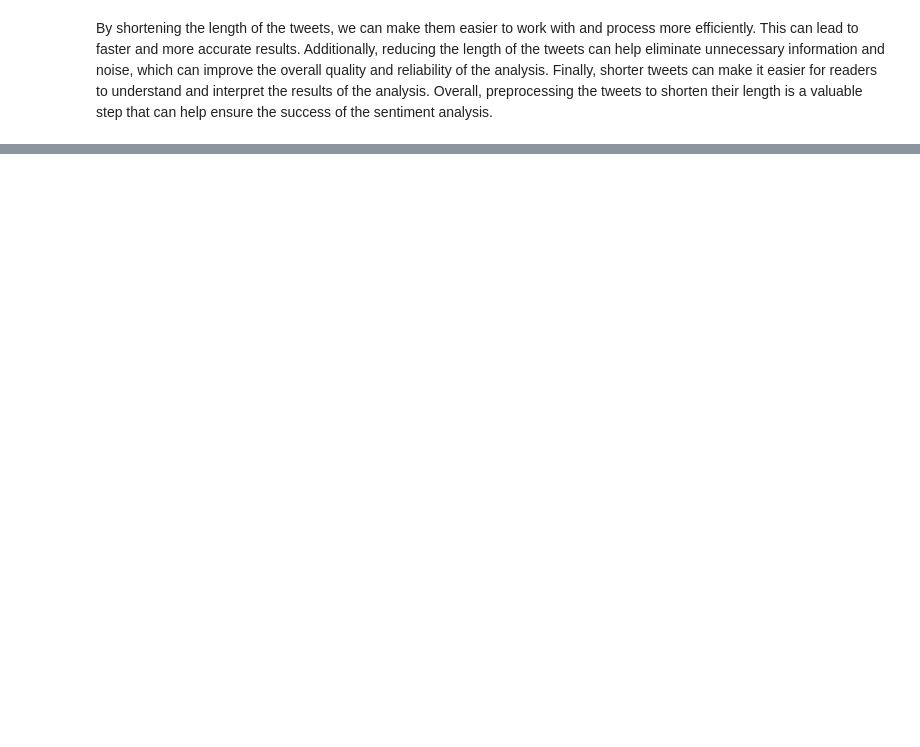
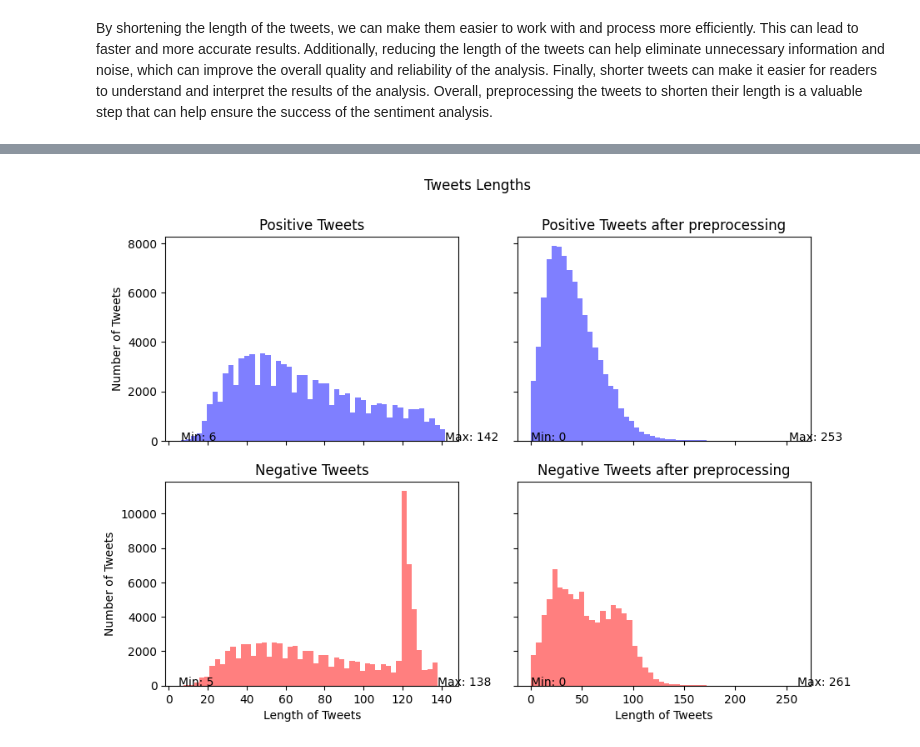
Before and after one commit to martintefra/Tweet-Sentiment-Classification, a Jupyter notebook: src/Exploration of the data.ipynb, the cells around one changed output, grey strips where cells are left out. Drawn from its saved outputs; the diff is of its cells as text; code cells hidden in the pictures; blank space fills up the shorter version.

```diff
--- a/src/Exploration of the data.ipynb
+++ b/src/Exploration of the data.ipynb
@@ -219,0 +270,58 @@ By shortening the length of the tweets, we can make them easier to work with and
+# %%
+# Use NumPy to compute the histogram and statistics for each of the plots
+min_length00 = np.min(lst_len_pos)
+max_length00 = np.max(lst_len_pos)
+
+min_length01 = np.min(lst_len_neg)
+max_length01 = np.max(lst_len_neg)
+
+min_length10 = np.min(lst_len_pos_clean)
+max_length10 = np.max(lst_len_pos_clean)
+
+min_length11 = np.min(lst_len_neg_clean)
+max_length11 = np.max(lst_len_neg_clean)
+
+# Create the figure and axes for the four plots
+fig, axs = plt.subplots(2, 2, figsize=(10, 7))
+fig.suptitle('Tweets Lengths')
+
+# Plot the histograms for the four lists using Matplotlib
+axs[0, 0].hist(lst_len_pos, bins=50, color='blue', alpha=0.5)
+axs[0, 0].set_title('Positive Tweets')
+axs[0, 0].text(min_length00, 0, 'Min: {}'.format(min_length00))
+axs[0, 0].text(max_length00, 0, 'Max: {}'.format(max_length00))
+
+axs[0, 1].hist(lst_len_pos_clean, bins=50, color='blue', alpha=0.5)
+axs[0, 1].set_title('Positive Tweets after preprocessing')
+axs[0, 1].text(min_length10, 0, 'Min: {}'.format(min_length10))
+axs[0, 1].text(max_length10, 0, 'Max: {}'.format(max_length10))
+
+axs[1, 0].hist(lst_len_neg, bins=50, color='red', alpha=0.5)
+axs[1, 0].set_title('Negative Tweets')
+axs[1, 0].text(min_length01, 0, 'Min: {}'.format(min_length01))
+axs[1, 0].text(max_length01, 0, 'Max: {}'.format(max_length01))
+
+axs[1, 1].hist(lst_len_neg_clean, bins=50, color='red', alpha=0.5)
+axs[1, 1].set_title('Negative Tweets after preprocessing')
+axs[1, 1].text(min_length11, 0, 'Min: {}'.format(min_length11))
+axs[1, 1].text(max_length11, 0, 'Max: {}'.format(max_length11))
+
+# Share the y axis for the first two plots
+axs[0, 0].get_shared_y_axes().join(axs[0, 0], axs[0, 1])
+axs[1, 0].get_shared_y_axes().join(axs[1, 0], axs[1, 1])
+
+# Share the x axis for the last two plots
+axs[0, 0].get_shared_x_axes().join(axs[0, 0], axs[1, 0])
+axs[0, 1].get_shared_x_axes().join(axs[0, 1], axs[1, 1])
+
+for ax in axs.flat:
+    ax.set(xlabel='Length of Tweets', ylabel='Number of Tweets')
+
+# Hide x labels and tick labels for top plots and y ticks for right plots.
+for ax in axs.flat:
+    ax.label_outer()
+
+# Show the plots
+plt.show()
+# %% [output]
+[figure, added]
```
Also changed, not shown: parts of 9 cells of this notebook.
